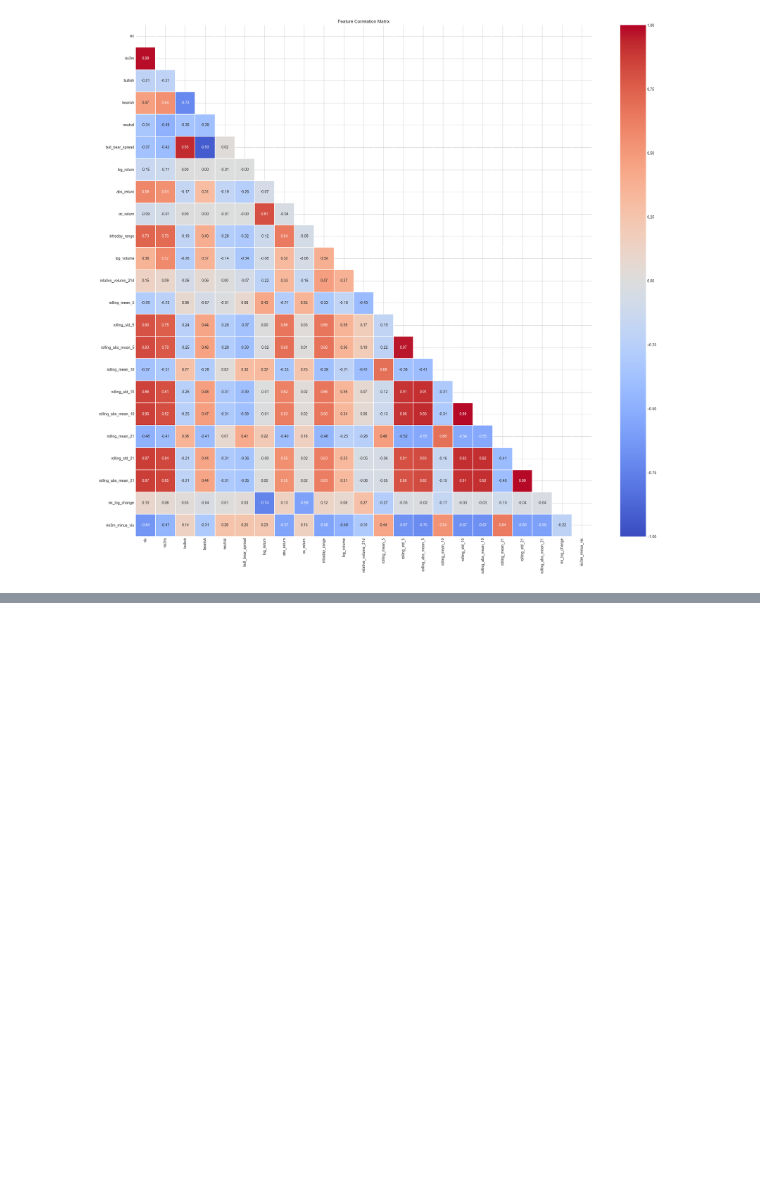
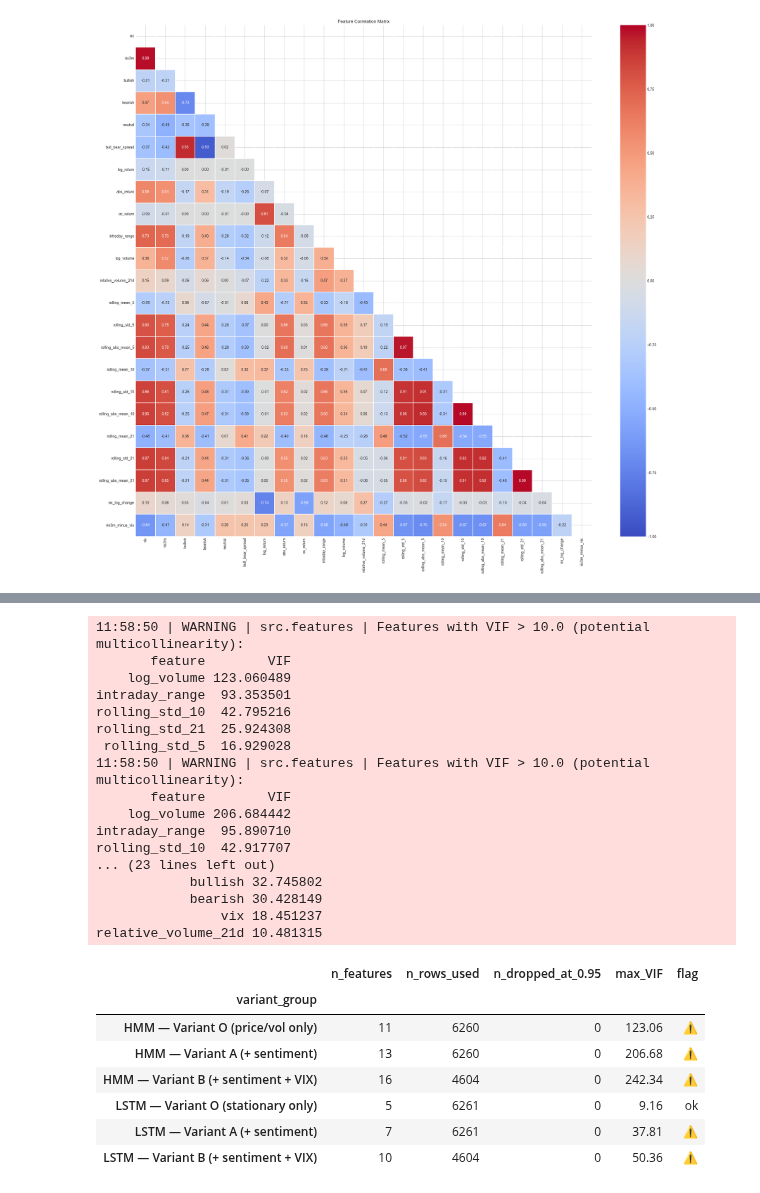
Before and after one commit to maharajhaider/StockVolatilitySight, a Jupyter notebook: notebooks/01_data_collection.ipynb, the cells around one changed output, grey strips where cells are left out. Saved outputs shown, nothing was run; the diff lists cells and outputs as text; code cells hidden in the pictures; blank space fills up the shorter version.

```diff
--- a/notebooks/01_data_collection.ipynb
+++ b/notebooks/01_data_collection.ipynb
@@ -431,0 +439,64 @@ relative_volume_21d   22.926305
+# %%
+# Dependencies already imported above:
+#   from src.features import drop_correlated_features, variance_inflation_check
+import config
+
+VARIANT_FEATURE_SETS = {
+    # HMM feature sets — feed into nb03's HMM training
+    "HMM — Variant O (price/vol only)":        config.HMM_VARIANT_O_FEATURES,
+    "HMM — Variant A (+ sentiment)":           config.HMM_VARIANT_A_FEATURES,
+    "HMM — Variant B (+ sentiment + VIX)":     config.HMM_VARIANT_B_FEATURES,
+    # LSTM feature sets — feed into nb04/nb05's LSTM training
+    "LSTM — Variant O (stationary only)":      config.LSTM_VARIANT_O_FEATURES,
+    "LSTM — Variant A (+ sentiment)":          config.LSTM_VARIANT_A_FEATURES,
+    "LSTM — Variant B (+ sentiment + VIX)":    config.LSTM_VARIANT_B_FEATURES,
+}
+
+# Build a compact summary table: for each variant, report (n_features, n_dropped_at_0.95, max_VIF).
+# Per-variant correlation matrices and full VIF tables are rendered in the next cell.
+diag_rows = []
+for label, features in VARIANT_FEATURE_SETS.items():
+    # Restrict to rows that are non-NaN on all the variant's features so the corr
+    # matrix / VIF are computed on a consistent slice.
+    sub = clean_df[features].dropna()
+    kept = drop_correlated_features(sub, features, threshold=0.95)
+    n_dropped = len(features) - len(kept)
+    vif = variance_inflation_check(sub, features)
+    max_vif = float(vif["VIF"].max()) if len(vif) else float("nan")
+    n_rows = len(sub)
+    diag_rows.append({
+        "variant_group":     label,
+        "n_features":        len(features),
+        "n_rows_used":       n_rows,
+        "n_dropped_at_0.95": n_dropped,
+        "max_VIF":           round(max_vif, 2),
+        "flag":              ("⚠️" if (n_dropped > 0 or max_vif > 10) else "ok"),
+    })
+
+pd.DataFrame(diag_rows).set_index("variant_group")
+# %% [output]
+11:58:50 | WARNING | src.features | Features with VIF > 10.0 (potential multicollinearity):
+       feature        VIF
+    log_volume 123.060489
+intraday_range  93.353501
+rolling_std_10  42.795216
+rolling_std_21  25.924308
+ rolling_std_5  16.929028
+11:58:50 | WARNING | src.features | Features with VIF > 10.0 (potential multicollinearity):
+       feature        VIF
+    log_volume 206.684442
+intraday_range  95.890710
+rolling_std_10  42.917707
+... (23 lines left out)
+            bullish 32.745802
+            bearish 30.428149
+                vix 18.451237
+relative_volume_21d 10.481315
+|  | n_features | n_rows_used | n_dropped_at_0.95 | max_VIF | flag |
+| variant_group |  |  |  |  |  |
+| HMM — Variant O (price/vol only) | 11 | 6260 | 0 | 123.06 | ⚠️ |
+| HMM — Variant A (+ sentiment) | 13 | 6260 | 0 | 206.68 | ⚠️ |
+| HMM — Variant B (+ sentiment + VIX) | 16 | 4604 | 0 | 242.34 | ⚠️ |
+| LSTM — Variant O (stationary only) | 5 | 6261 | 0 | 9.16 | ok |
+| LSTM — Variant A (+ sentiment) | 7 | 6261 | 0 | 37.81 | ⚠️ |
+| LSTM — Variant B (+ sentiment + VIX) | 10 | 4604 | 0 | 50.36 | ⚠️ |
```
Also changed, not shown: parts of 12 cells of this notebook, 26 other files.
